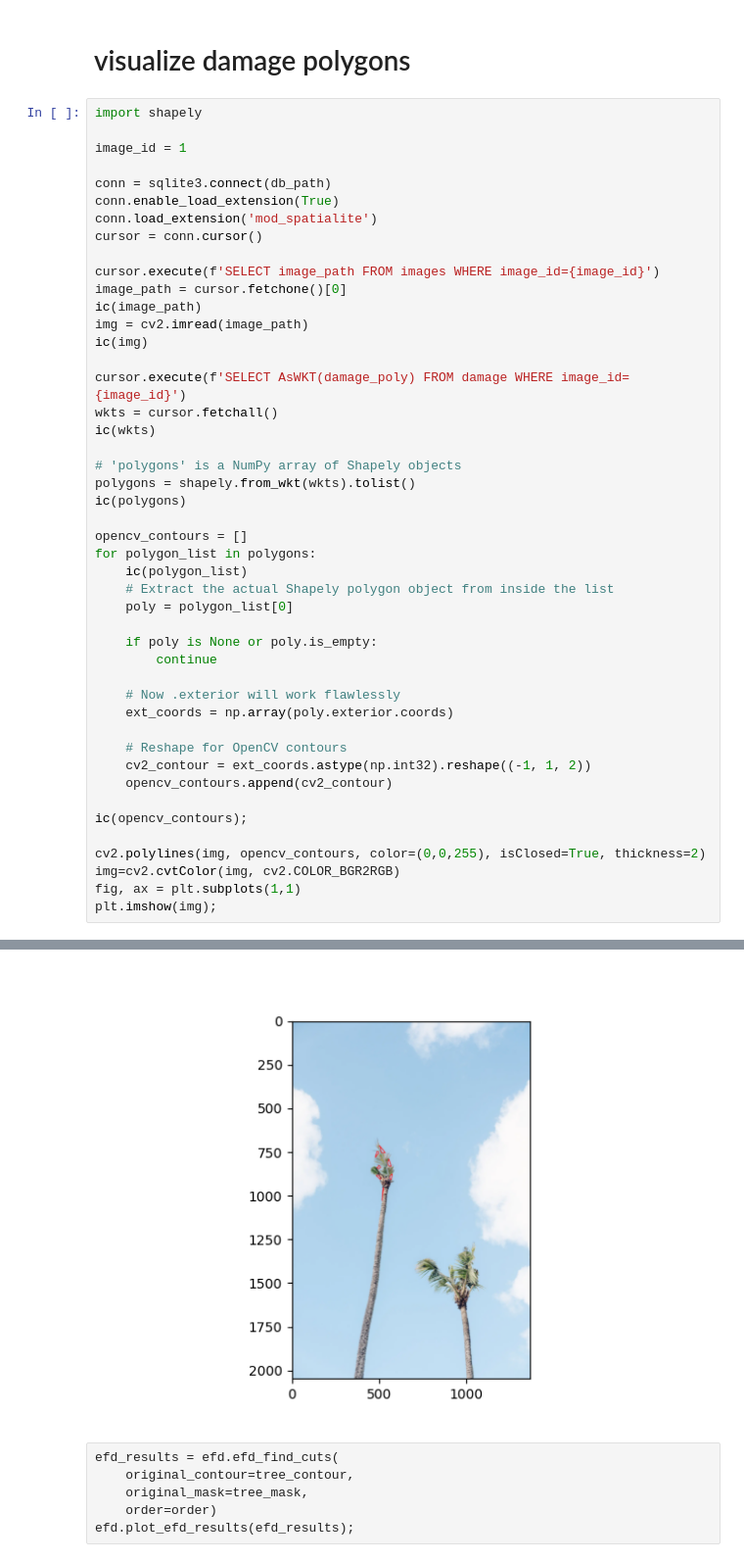
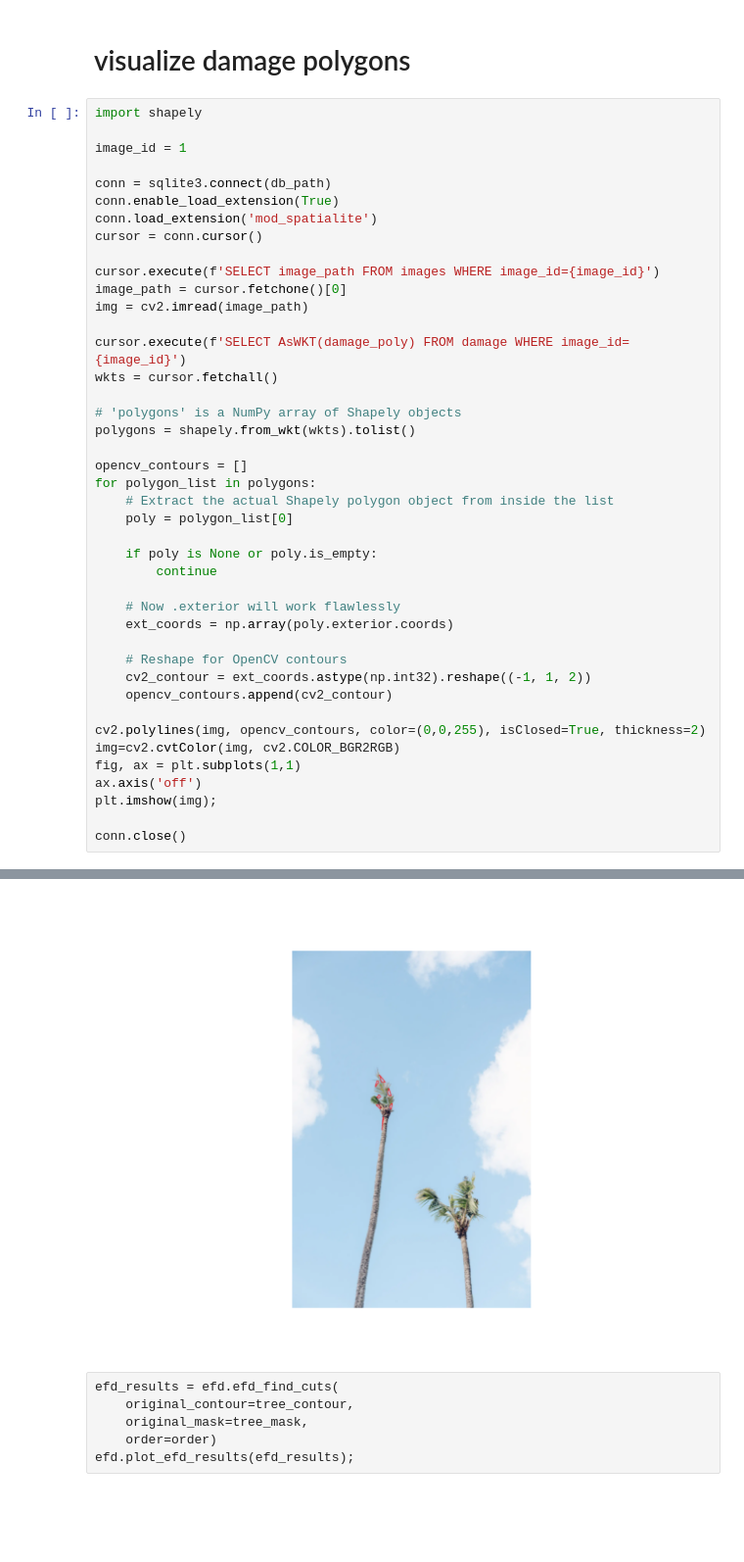
Before and after one commit to aubreymoore/CRB-2026-05-13, a Jupyter notebook: find_damage.ipynb, the cells around one changed output, grey strips where cells are left out. Shown at 98% size. Cells and saved outputs as stored; diff of their text form; blank space fills up the shorter version.

```diff
--- a/find_damage.ipynb
+++ b/find_damage.ipynb
@@ -663,21 +669,16 @@ cursor = conn.cursor()
 
 cursor.execute(f'SELECT image_path FROM images WHERE image_id={image_id}')
 image_path = cursor.fetchone()[0]
-ic(image_path)
 img = cv2.imread(image_path)
-ic(img)
 
 cursor.execute(f'SELECT AsWKT(damage_poly) FROM damage WHERE image_id={image_id}')
 wkts = cursor.fetchall()
-ic(wkts)
 
 # 'polygons' is a NumPy array of Shapely objects
 polygons = shapely.from_wkt(wkts).tolist()
-ic(polygons)
 
 opencv_contours = []
 for polygon_list in polygons:
-    ic(polygon_list)
     # Extract the actual Shapely polygon object from inside the list
     poly = polygon_list[0]
 
@@ -691,10 +692,11 @@ for polygon_list in polygons:
     cv2_contour = ext_coords.astype(np.int32).reshape((-1, 1, 2))
     opencv_contours.append(cv2_contour)
 
-ic(opencv_contours);
-
 cv2.polylines(img, opencv_contours, color=(0,0,255), isClosed=True, thickness=2)
 img=cv2.cvtColor(img, cv2.COLOR_BGR2RGB)
 fig, ax = plt.subplots(1,1)
+ax.axis('off')
 plt.imshow(img);
+
+conn.close()
 # %% [output]
@@ -718,4 +703,4 @@ ic| img: array([[[222, 190, 150],
-[figure, old version]
+[figure, new version]
 # %% [raw]
 efd_results = efd.efd_find_cuts(
     original_contour=tree_contour,
```
Also changed, not shown: parts of 3 cells of this notebook.
